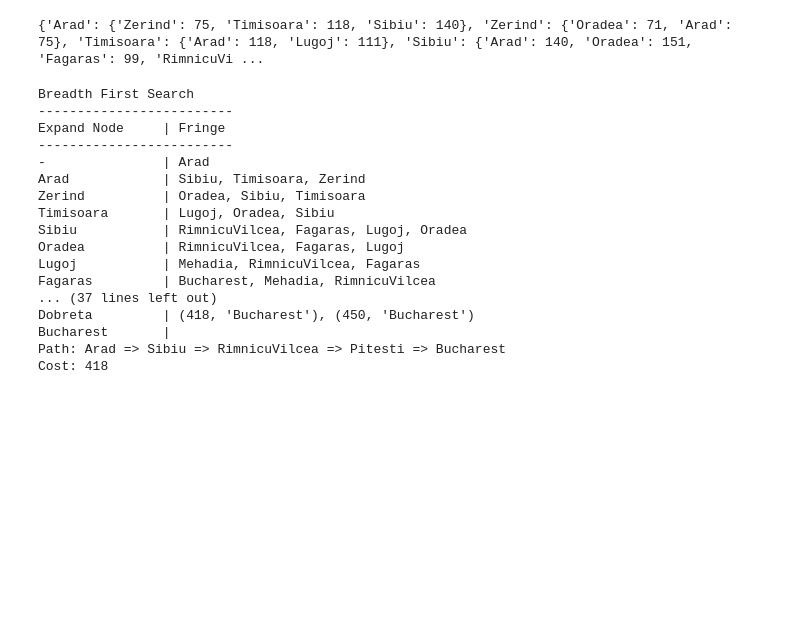
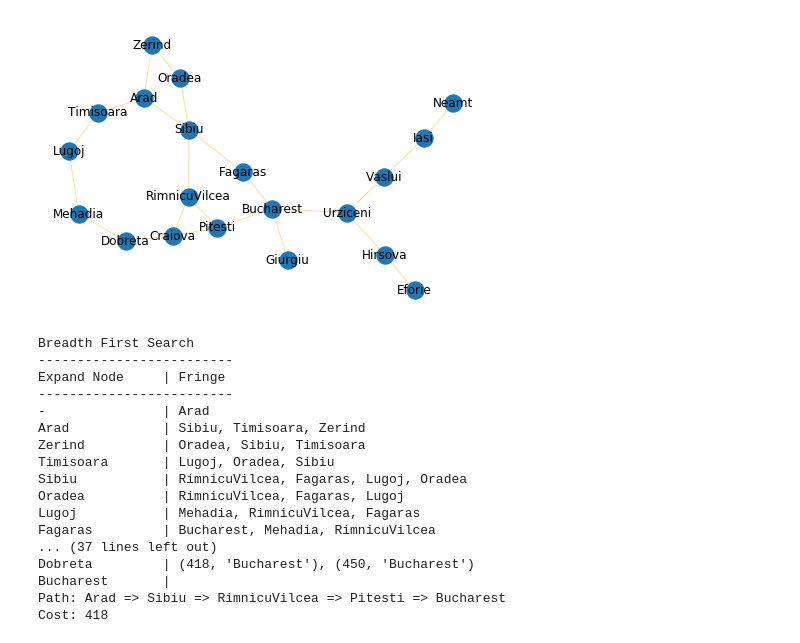
Before and after one commit to devara46/Artificial-Intelligence, a Jupyter notebook: AI_Search/Revised/UninformedSearch.ipynb, the cells around one changed output. Saved outputs shown, nothing was run; the diff lists cells and outputs as text; code cells hidden in the pictures; blank space fills up the shorter version.

Commit message:
Updated networkx and external file
Add networkx for graph visual
Add pandas to open file from external source

```diff
--- a/AI_Search/Revised/UninformedSearch.ipynb
+++ b/AI_Search/Revised/UninformedSearch.ipynb
@@ -86,46 +90,33 @@ class Graph:
 
     def __str__(self):
         return str(self.edges)
-# %%
-graph = Graph(directed=True)
-graph.add_edge('Arad', 'Zerind', 75)
-graph.add_edge('Arad', 'Timisoara', 118)
-graph.add_edge('Arad', 'Sibiu', 140)
-graph.add_edge('Zerind', 'Oradea', 71)
-graph.add_edge('Zerind', 'Arad', 75)
-graph.add_edge('Timisoara', 'Arad', 118)
-graph.add_edge('Timisoara', 'Lugoj', 111)
-graph.add_edge('Sibiu', 'Arad', 140)
-graph.add_edge('Sibiu', 'Oradea', 151)
-graph.add_edge('Sibiu', 'Fagaras', 99)
-graph.add_edge('Sibiu', 'RimnicuVilcea', 80)
-graph.add_edge('Oradea', 'Zerind', 71)
-graph.add_edge('Oradea', 'Sibiu', 151)
-graph.add_edge('Lugoj', 'Timisoara', 111)
-graph.add_edge('Lugoj', 'Mehadia', 70)
-graph.add_edge('RimnicuVilcea', 'Sibiu', 80)
-graph.add_edge('RimnicuVilcea', 'Pitesti', 97)
-graph.add_edge('RimnicuVilcea', 'Craiova', 146)
-graph.add_edge('Mehadia', 'Lugoj', 70)
-graph.add_edge('Mehadia','Dobreta', 75)
-graph.add_edge('Craiova', 'Dobreta', 120)
-graph.add_edge('Craiova', 'RimnicuVilcea', 146)
-graph.add_edge('Craiova', 'Pitesti', 138)
-graph.add_edge('Pitesti', 'RimnicuVilcea', 97)
-graph.add_edge('Pitesti', 'Craiova', 138)
-graph.add_edge('Pitesti', 'Bucharest', 101)
-graph.add_edge('Fagaras', 'Sibiu', 99)
-graph.add_edge('Fagaras', 'Bucharest', 211)
-graph.add_edge('Dobreta', 'Mehadia', 75)
-graph.add_edge('Dobreta', 'Craiova', 120)
-graph.add_edge('Bucharest', 'Fagaras', 211)
-graph.add_edge('Bucharest', 'Pitesti', 101)
-graph.add_edge('Bucharest', 'Giurgiu', 90)
-graph.add_edge('Giurgiu', 'Bucharest',9)
-
-print(graph)
-# %% [output]
-{'Arad': {'Zerind': 75, 'Timisoara': 118, 'Sibiu': 140}, 'Zerind': {'Oradea': 71, 'Arad': 75}, 'Timisoara': {'Arad': 118, 'Lugoj': 111}, 'Sibiu': {'Arad': 140, 'Oradea': 151, 'Fagaras': 99, 'RimnicuVi ...
+# %%
+warnings.filterwarnings('ignore')
+
+df_nodes = pd.read_csv('D:/Python/AI_Search/romania_nodes.csv')
+df_edges = pd.read_csv('D:/Python/AI_Search/romania_edges.csv')
+
+G = nx.Graph()
+graph = Graph(directed=True)
+for index, row in df_nodes.iterrows():
+    G.add_node(row['nodes'])
+
+for index, row in df_edges.iterrows():
+    G.add_weighted_edges_from([(row['source'], row['target'], row['weight'])])
+    graph.add_edge(row['source'], row['target'], row['weight'])
+
+options = {
+    'edge_color': '#FFDEA2',
+    'width': 1,
+    'with_labels': True,
+    'font_weight': 'regular',
+}
+
+nx.draw(G, **options)
+ax = plt.gca()
+plt.show()
+# %% [output]
+[figure, added]
 # %%
 start, goal, l = 'Arad', 'Bucharest', 5
 print('Breadth First Search'); print('-------------------------');
```
Also changed, not shown: parts of 1 cell of this notebook, 3 other files.
